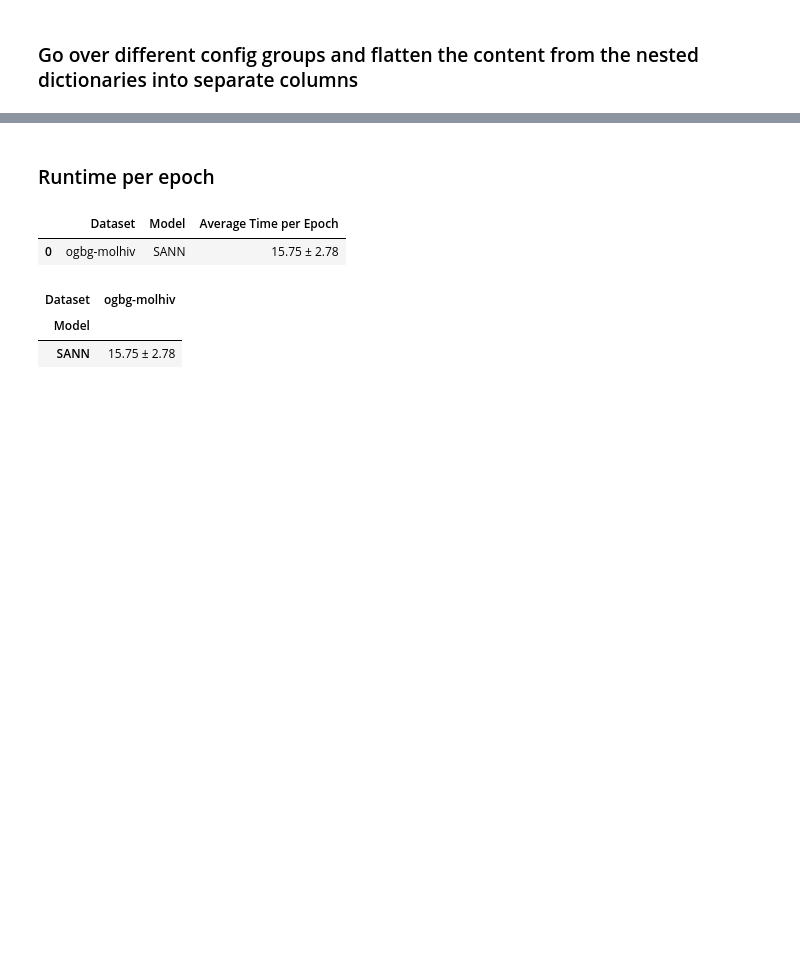
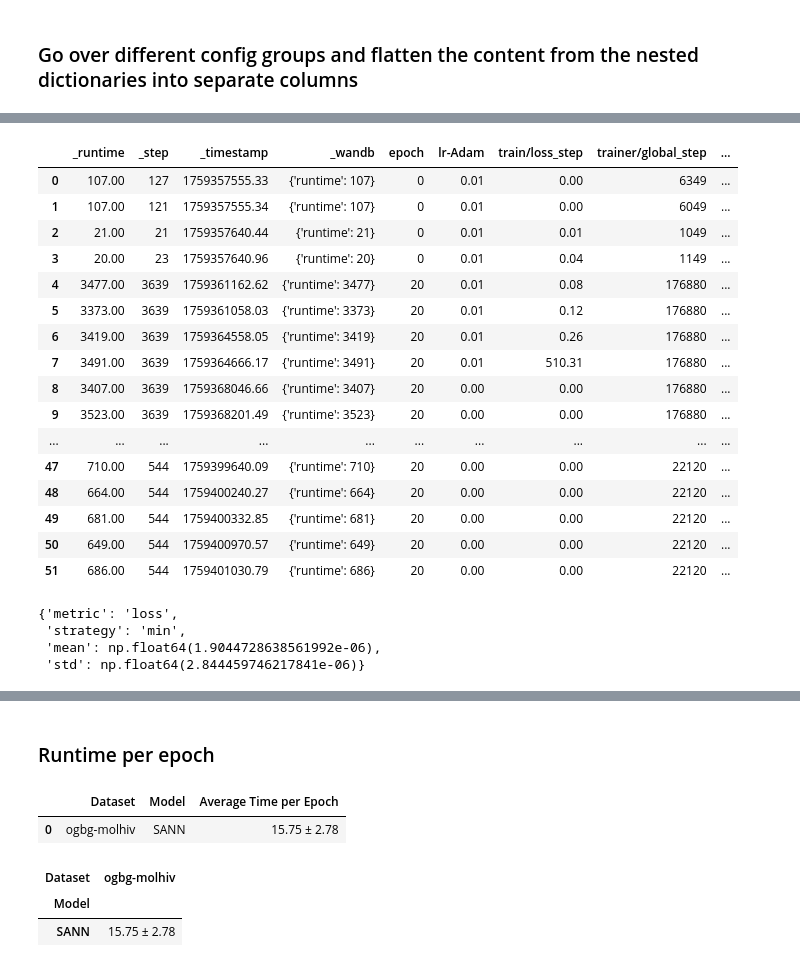
Before and after one commit to EPFL-IMOS/picid, a Jupyter notebook: lmetk_report/extract_time.ipynb, the cells around one changed output, grey strips where cells are left out. Cells and saved outputs as stored; diff of their text form; code cells hidden in the pictures; blank space fills up the shorter version.

Commit message:
working on the results

```diff
--- a/lmetk_report/extract_time.ipynb
+++ b/lmetk_report/extract_time.ipynb
@@ -134,0 +191,8 @@ config_columns = [col for col in config_columns if col != remove_col]
+# %%
+
+cols_to_drop_1 = filter_columns(df, filters=["callbacks.model_checkpoint.", "paths.", "paths."], exclude=False)
+
+
+additional_remove_col = [] + cols_to_drop_1
+df = df.drop(additional_remove_col, axis=1)
+droped_columns.extend(additional_remove_col)
@@ -135,12 +201,7 @@ config_columns = [col for col in config_columns if col != remove_col]
 # %%
-inspect_cols = []
-for col in df.columns:
-    # Check is the col
-print(
-    f"Number of rows with model.backbone._target_ = nan is {sum(df['model.backbone._target_'].isna())}"
-)
+
 # Drop na values if there are
-df = df.dropna(subset=["model.backbone._target_"])
+#df = df.dropna(subset=["model.backbone._target_"])
 # Reset index
 df = df.reset_index(drop=True)
 
@@ -157 +214,27 @@ array(['SANN'], dtype=object)
+# %%
+# df["task_definition.model.data_requirements.input_tensors"] elemets are lists of strings
+def get_unique_values(df, columns):
+    """
+    Extract unique values from one or multiple columns in a DataFrame.
+    Handles elements that are lists, strings, or other types.
+    Args:
+        df: pandas DataFrame
+        columns: str or list of str, column(s) to extract unique values from
+    Returns:
+        Set of unique values
+    """
+    if isinstance(columns, str):
+        columns = [columns]
+    unique_values = set()
+    for col in columns:
+        series = df[col].dropna()
+        for item in series:
+            if isinstance(item, list):
+                unique_values.update(item)
+            elif isinstance(item, str):
+                unique_values.add(item)
+            elif pd.api.types.is_scalar(item):
+                unique_values.add(item)
+            # Optionally handle other types if needed
+    return list(unique_values)
 # %%
@@ -301,0 +599,27 @@ model.backbone.max_hop: [5. 4. 2.]
+# %%
+subset
+# %% [output]
+|  | _runtime | _step | _timestamp | _wandb | epoch | lr-Adam | train/loss_step | trainer/global_step | ... |
+| 0 | 107.00 | 127 | 1759357555.33 | {'runtime': 107} | 0 | 0.01 | 0.00 | 6349 | ... |
+| 1 | 107.00 | 121 | 1759357555.34 | {'runtime': 107} | 0 | 0.01 | 0.00 | 6049 | ... |
+| 2 | 21.00 | 21 | 1759357640.44 | {'runtime': 21} | 0 | 0.01 | 0.01 | 1049 | ... |
+| 3 | 20.00 | 23 | 1759357640.96 | {'runtime': 20} | 0 | 0.01 | 0.04 | 1149 | ... |
+| 4 | 3477.00 | 3639 | 1759361162.62 | {'runtime': 3477} | 20 | 0.01 | 0.08 | 176880 | ... |
+| 5 | 3373.00 | 3639 | 1759361058.03 | {'runtime': 3373} | 20 | 0.01 | 0.12 | 176880 | ... |
+| 6 | 3419.00 | 3639 | 1759364558.05 | {'runtime': 3419} | 20 | 0.01 | 0.26 | 176880 | ... |
+| 7 | 3491.00 | 3639 | 1759364666.17 | {'runtime': 3491} | 20 | 0.01 | 510.31 | 176880 | ... |
+| 8 | 3407.00 | 3639 | 1759368046.66 | {'runtime': 3407} | 20 | 0.00 | 0.00 | 176880 | ... |
+| 9 | 3523.00 | 3639 | 1759368201.49 | {'runtime': 3523} | 20 | 0.00 | 0.00 | 176880 | ... |
+| ... | ... | ... | ... | ... | ... | ... | ... | ... | ... |
+| 47 | 710.00 | 544 | 1759399640.09 | {'runtime': 710} | 20 | 0.00 | 0.00 | 22120 | ... |
+| 48 | 664.00 | 544 | 1759400240.27 | {'runtime': 664} | 20 | 0.00 | 0.00 | 22120 | ... |
+| 49 | 681.00 | 544 | 1759400332.85 | {'runtime': 681} | 20 | 0.00 | 0.00 | 22120 | ... |
+| 50 | 649.00 | 544 | 1759400970.57 | {'runtime': 649} | 20 | 0.00 | 0.00 | 22120 | ... |
+| 51 | 686.00 | 544 | 1759401030.79 | {'runtime': 686} | 20 | 0.00 | 0.00 | 22120 | ... |
+# %%
+all_results['UNIBO21']['lmetk.model.autoencoder.wrapper.AutoencoderWrapper']['best_performance']
+# %% [output]
+{'metric': 'loss',
+ 'strategy': 'min',
+ 'mean': np.float64(1.9044728638561992e-06),
+ 'std': np.float64(2.844459746217841e-06)}
```
Also changed, not shown: parts of 16 cells of this notebook, 2 other files.
